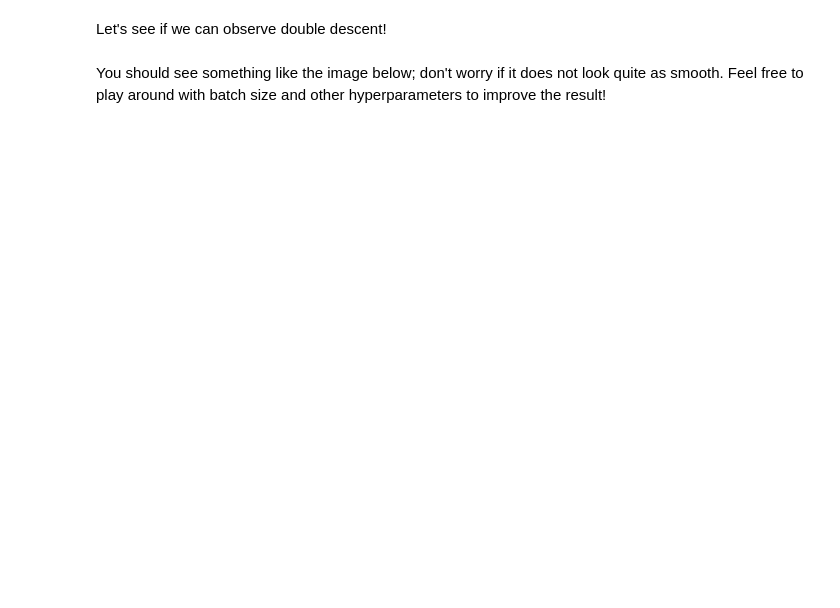
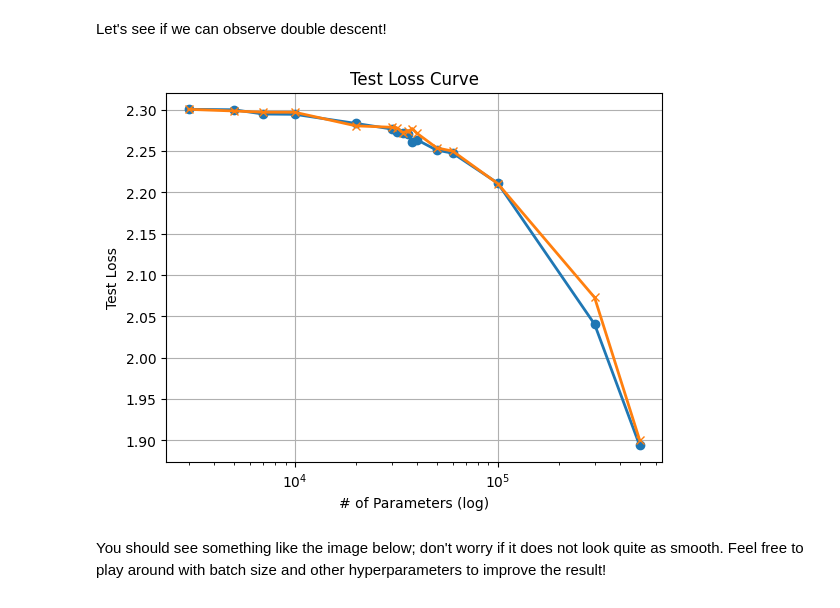
Before and after one commit to mustafaerdikararmaz/BICE, a Jupyter notebook: BICE_Lecture2.ipynb, the cells around one changed output. Cells and saved outputs as stored; diff of their text form; code cells hidden in the pictures; blank space fills up the shorter version.

```diff
--- a/BICE_Lecture2.ipynb
+++ b/BICE_Lecture2.ipynb
@@ -523,6 +523,7 @@ for epoch in range(epochs):
 
         loss = F.cross_entropy(logits, y.to(device), reduction="mean") # cross entropy = softmax + negative log likelihood
         # TODO: normalize
+        loss /= batch_multiplier
 
         total_loss += loss.item()
 
@@ -530,8 +531,9 @@ for epoch in range(epochs):
         loss.backward() # automatically derive gradients
 
         # TODO: do not update every step
-        optimizer.step()
-        optimizer.zero_grad()
+        if batch_idx % batch_multiplier == 0:
+          optimizer.step()
+          optimizer.zero_grad()
 
     loss_hist += [total_loss]
     print(f"Epoch {epoch+1}: Loss = {total_loss:.4f}")
@@ -620,9 +660,23 @@ For example, given `input_dim=16` and `output_dims=(32, 16, 8)`, we expect a 3-l
 - ReLU activation
 - layer 3: `W.shape=(16, 8)`, `b.shape=(8,)`
 - no activation!
-# %%
-class MLP:
-  ...
+# %%
+class MLP(nn.Module):
+  def __init__(self, input_dim = 16, output_dims = (32,16,8)):
+    super().__init__() # inherited the nn.Module
+    self.layers = nn.ModuleList()
+    self.layers.append(LinearLayer(input_dim, output_dims[0]))
+    for i in range(len(output_dims)-1):
+      self.layers.append(LinearLayer(output_dims[i], output_dims[i+1]))
+
+  def forward(self, x):
+    for layer in self.layers:
+      x = layer(x)
+      if layer != self.layers[-1]: # if it is not the last layer, there is an activation function
+        x = torch.nn.functional.relu(x)
+    return x
+
+MLP_my = MLP(16,(32,16,8))
 # %% [markdown]
 ## Bias-variance tradeoff
 What happens if you make a model larger (more parameters)?
@@ -703,7 +759,7 @@ import math
 import torchvision
 
 epochs = 2
-batch_size = 128
+batch_size = 64
 learning_rate = 5e-3
 train_dl = torch.utils.data.DataLoader(
     train_dataset,
@@ -725,14 +781,15 @@ test_dl = torch.utils.data.DataLoader(
 
 def h(P):
   # TODO: calculate hidden layer size based on params and in/out dim shapes
-  return math.floor(...)
+  hh = (P-10)/(795)
+  return math.floor(hh)
 
 loss_hist = [] # store for later plotting
 parameters = (3000, 5000, 7000, 10000, 20000, 30000, 32000, 34000, 36000, 38000, 40000, 50000, 60000, 100000, 300000, 500000)
-
+train_loss_hist = []
 for hidden_dim in (h(num_params) for num_params in parameters):
   # TODO: initialize your MLP from the previous exercise here
-  mlp = ...
+  mlp = MLP(28*28,(hidden_dim,10))
   print(f'num_params={sum(x.numel() for x in mlp.parameters())}')
 
   mlp.to(device)
@@ -748,6 +805,7 @@ for hidden_dim in (h(num_params) for num_params in parameters):
           optimizer.step()
           optimizer.zero_grad()
 
+  train_loss_hist.append(loss)
   # Evaluate on test
   test_loss = 0.0
   for x, y in test_dl:
@@ -762,14 +838,21 @@ Let's see if we can observe double descent!
 # %%
 import matplotlib.pyplot as plt
 
 # Plot the loss curve
-plt.plot(parameters, [x.item() for x in loss_hist], marker='o')
-plt.xlabel('Epoch')
+plt.plot(parameters, [x.item() for x in loss_hist], marker='o', linewidth = 2)
+plt.plot(parameters, [x.item() for x in train_loss_hist], marker='x', linewidth = 2)
+plt.xlabel('# of Parameters (log)')
 plt.ylabel('Test Loss')
 plt.xscale('log')
 plt.title('Test Loss Curve')
 plt.grid(True)
 plt.show()
+
+# I can see the double descend but it is not clearly visible in the graph but
+# we can see it from the losses at the above result. I do not know why but the model
+# continues to improve faster at the second descend.
+# %% [output]
+[figure, added]
 # %% [markdown]
 You should see something like the image below; don't worry if it does not look quite as smooth. Feel free to play around with batch size and other hyperparameters to improve the result!
 
```
Also changed, not shown: parts of 6 cells of this notebook.
